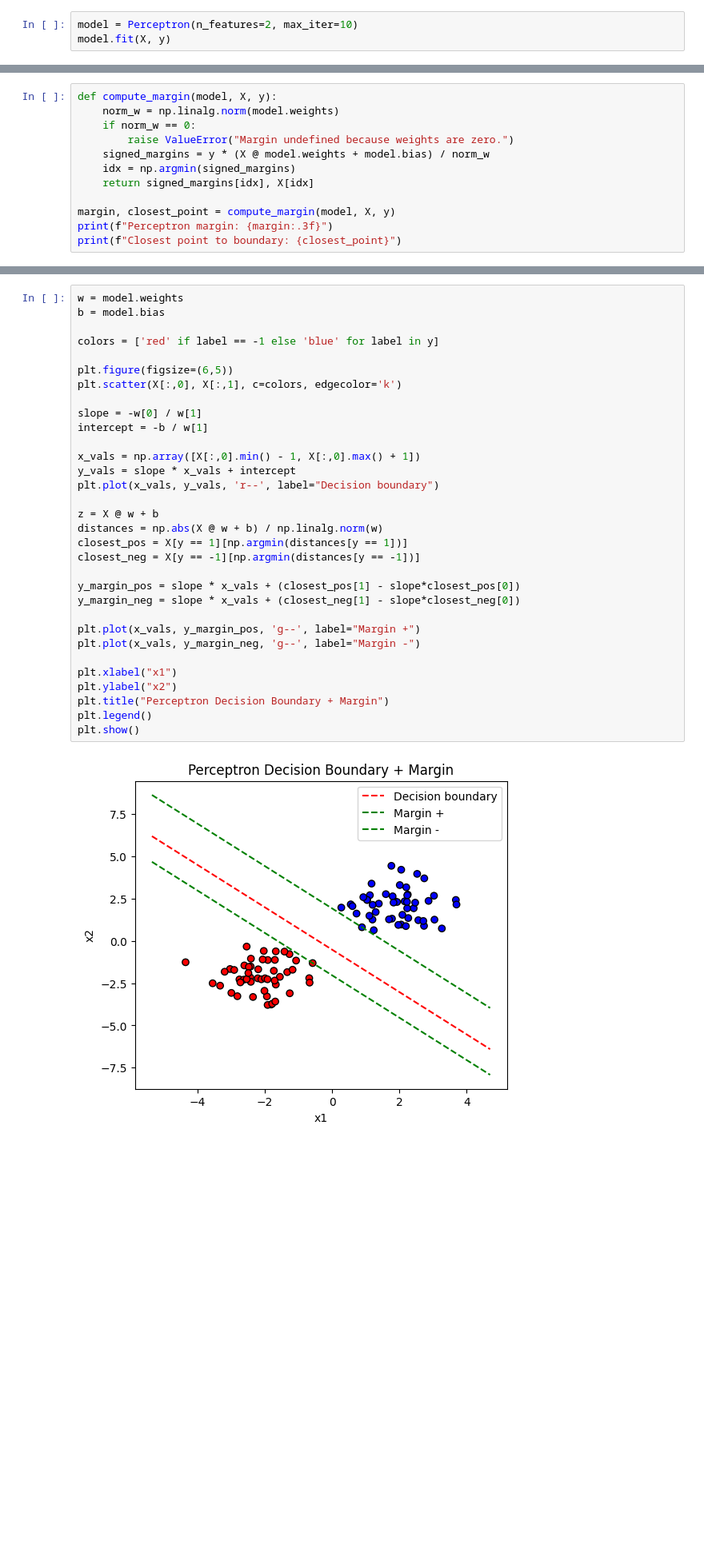
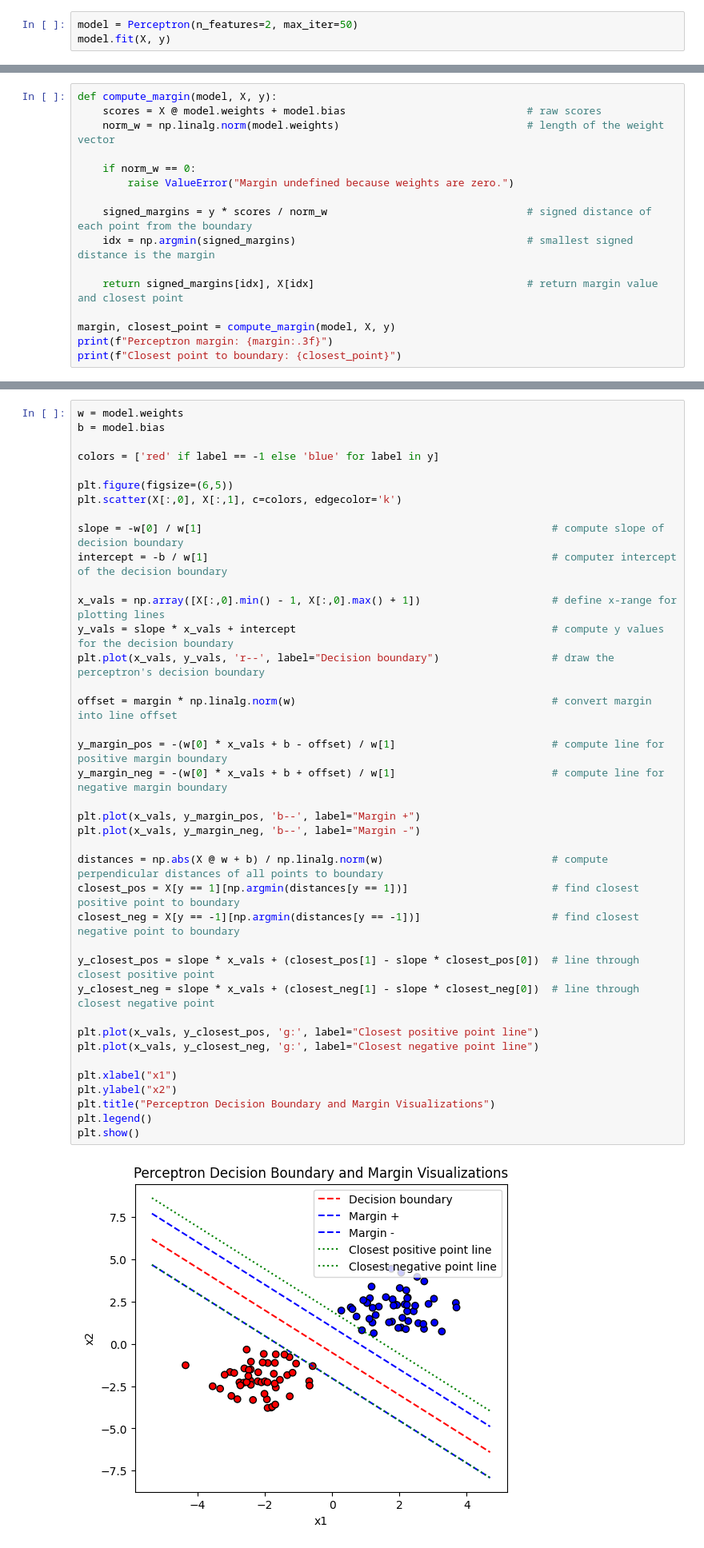
Before and after one commit to Pakloti/Perceptron, a Jupyter notebook: Perceptron.ipynb, the cells around one changed output, grey strips where cells are left out. Shown at 80% size. Saved outputs shown, nothing was run; the diff lists cells and outputs as text; blank space fills up the shorter version.

```diff
--- a/Perceptron.ipynb
+++ b/Perceptron.ipynb
@@ -129,7 +138,7 @@ class Perceptron:
 # %% [markdown]
 ### Train the Perceptron
 # %%
-model = Perceptron(n_features=2, max_iter=10)
+model = Perceptron(n_features=2, max_iter=50)
 model.fit(X, y)
 # %% [output]
 <__main__.Perceptron at 0x...>
@@ -161,11 +171,15 @@ $$
 # %%
 def compute_margin(model, X, y):
-    norm_w = np.linalg.norm(model.weights)
+    scores = X @ model.weights + model.bias                             # raw scores
+    norm_w = np.linalg.norm(model.weights)                              # length of the weight vector
+
     if norm_w == 0:
         raise ValueError("Margin undefined because weights are zero.")
-    signed_margins = y * (X @ model.weights + model.bias) / norm_w
-    idx = np.argmin(signed_margins)
-    return signed_margins[idx], X[idx]
+
+    signed_margins = y * scores / norm_w                                # signed distance of each point from the boundary
+    idx = np.argmin(signed_margins)                                     # smallest signed distance is the margin
+
+    return signed_margins[idx], X[idx]                                  # return margin value and closest point
 
 margin, closest_point = compute_margin(model, X, y)
 print(f"Perceptron margin: {margin:.3f}")
@@ -178,37 +192,44 @@ Closest point to boundary: [-0.57870847 -1.30930874]
 # %%
 w = model.weights
 b = model.bias
 
 colors = ['red' if label == -1 else 'blue' for label in y]
 
 plt.figure(figsize=(6,5))
 plt.scatter(X[:,0], X[:,1], c=colors, edgecolor='k')
 
-slope = -w[0] / w[1]
-intercept = -b / w[1]
+slope = -w[0] / w[1]                                                        # compute slope of decision boundary
+intercept = -b / w[1]                                                       # computer intercept of the decision boundary
 
-x_vals = np.array([X[:,0].min() - 1, X[:,0].max() + 1])
-y_vals = slope * x_vals + intercept
-plt.plot(x_vals, y_vals, 'r--', label="Decision boundary")
+x_vals = np.array([X[:,0].min() - 1, X[:,0].max() + 1])                     # define x-range for plotting lines
+y_vals = slope * x_vals + intercept                                         # compute y values for the decision boundary
+plt.plot(x_vals, y_vals, 'r--', label="Decision boundary")                  # draw the perceptron's decision boundary
 
-z = X @ w + b
-distances = np.abs(X @ w + b) / np.linalg.norm(w)
-closest_pos = X[y == 1][np.argmin(distances[y == 1])]
-closest_neg = X[y == -1][np.argmin(distances[y == -1])]
+offset = margin * np.linalg.norm(w)                                         # convert margin into line offset
 
-y_margin_pos = slope * x_vals + (closest_pos[1] - slope*closest_pos[0])
-y_margin_neg = slope * x_vals + (closest_neg[1] - slope*closest_neg[0])
+y_margin_pos = -(w[0] * x_vals + b - offset) / w[1]                         # compute line for positive margin boundary
+y_margin_neg = -(w[0] * x_vals + b + offset) / w[1]                         # compute line for negative margin boundary
 
-plt.plot(x_vals, y_margin_pos, 'g--', label="Margin +")
-plt.plot(x_vals, y_margin_neg, 'g--', label="Margin -")
+plt.plot(x_vals, y_margin_pos, 'b--', label="Margin +")
+plt.plot(x_vals, y_margin_neg, 'b--', label="Margin -")
+
+distances = np.abs(X @ w + b) / np.linalg.norm(w)                           # compute perpendicular distances of all points to boundary
+closest_pos = X[y == 1][np.argmin(distances[y == 1])]                       # find closest positive point to boundary
+closest_neg = X[y == -1][np.argmin(distances[y == -1])]                     # find closest negative point to boundary
+
+y_closest_pos = slope * x_vals + (closest_pos[1] - slope * closest_pos[0])  # line through closest positive point
+y_closest_neg = slope * x_vals + (closest_neg[1] - slope * closest_neg[0])  # line through closest negative point
+
+plt.plot(x_vals, y_closest_pos, 'g:', label="Closest positive point line")
+plt.plot(x_vals, y_closest_neg, 'g:', label="Closest negative point line")
 
 plt.xlabel("x1")
 plt.ylabel("x2")
-plt.title("Perceptron Decision Boundary + Margin")
+plt.title("Perceptron Decision Boundary and Margin Visualizations")
 plt.legend()
 plt.show()
 # %% [output]
-[figure, old version]
+[figure, new version]
 # %% [markdown]
 ### Comparison with Sklearn
 
```
Also changed, not shown: parts of 12 cells of this notebook.
